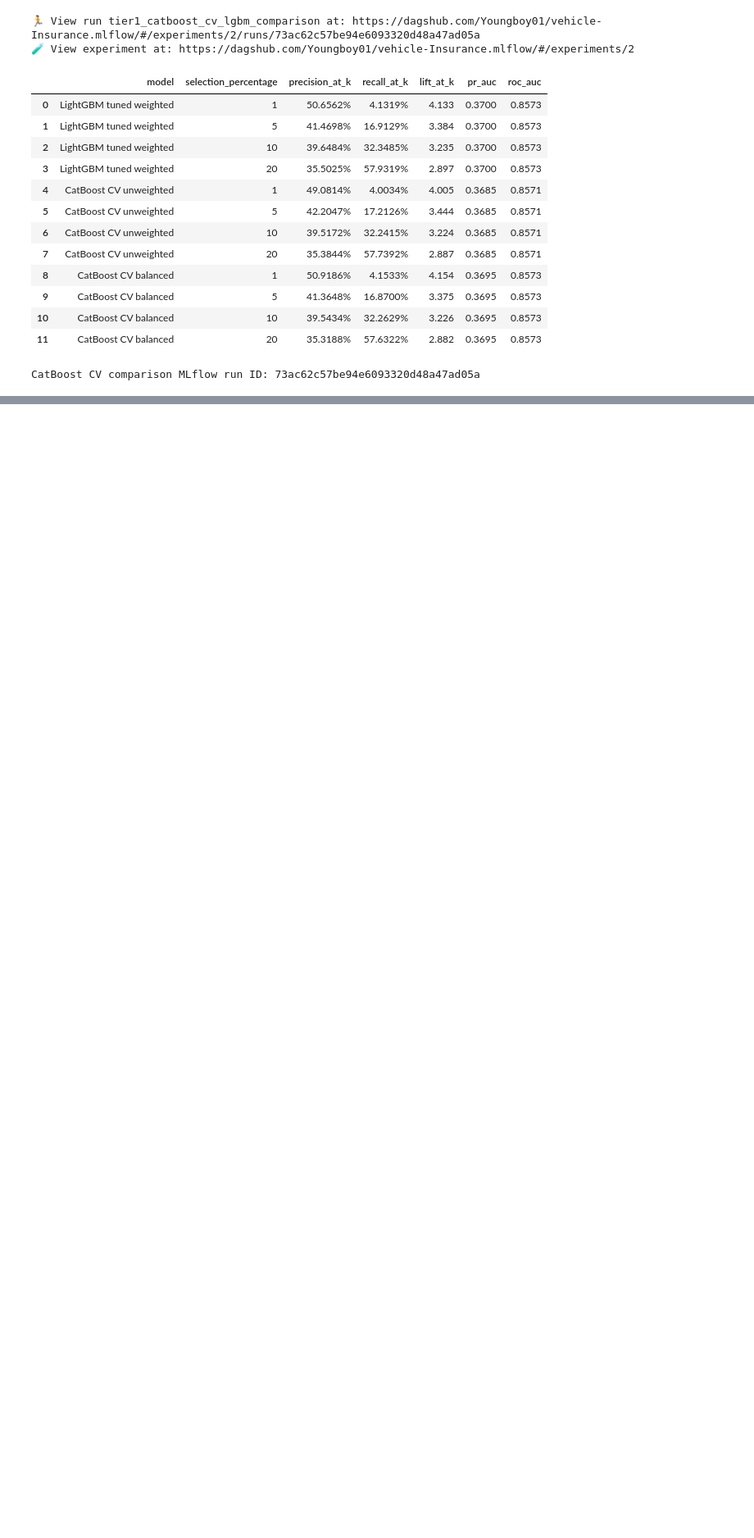
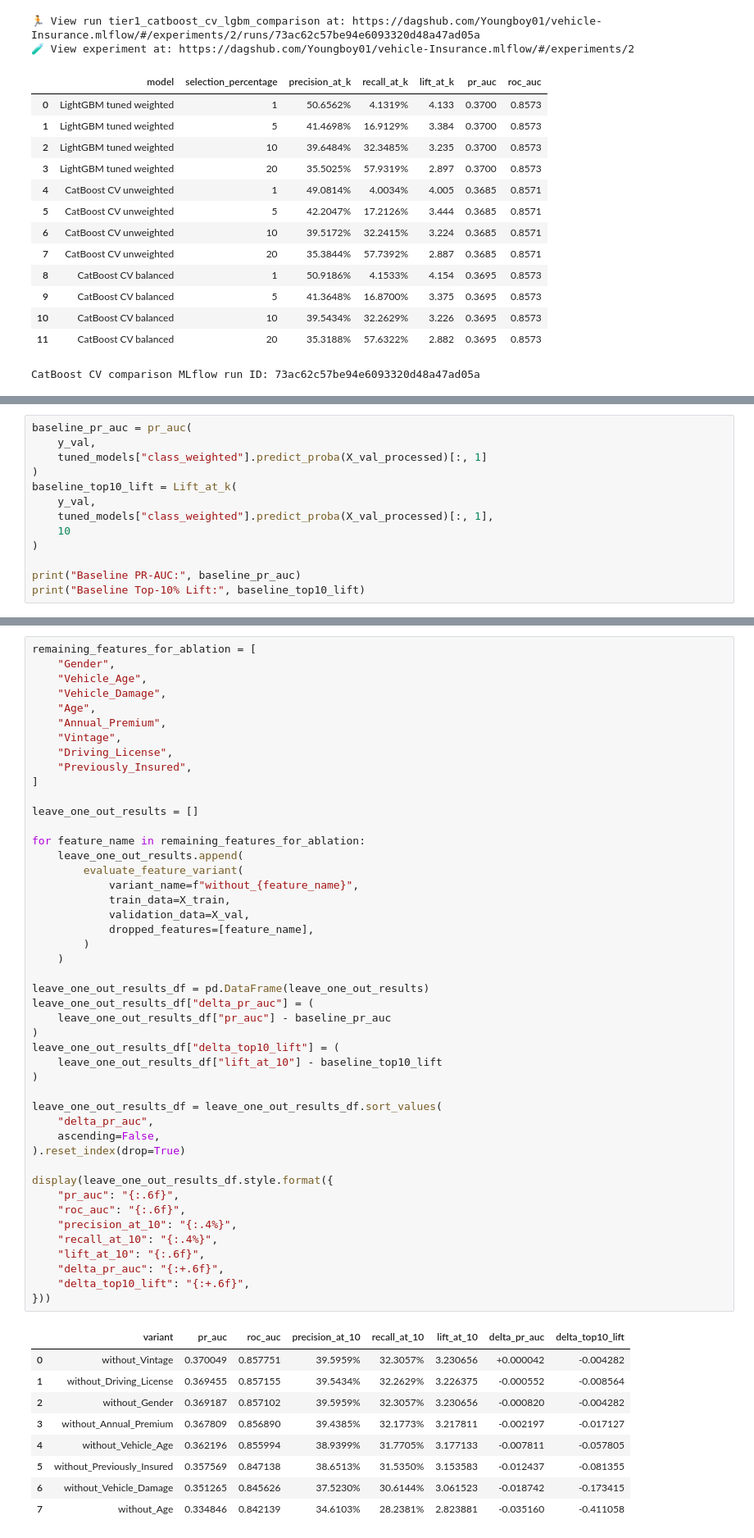
Before and after one commit to Youngboy01/vehicle-Insurance, a Jupyter notebook: notebooks/experimentation_v2.ipynb, the cells around one changed output, grey strips where cells are left out. Shown at 82% size. Saved outputs shown, nothing was run; the diff lists cells and outputs as text; blank space fills up the shorter version.

```diff
--- a/notebooks/experimentation_v2.ipynb
+++ b/notebooks/experimentation_v2.ipynb
@@ -1754,0 +1761,13 @@ CatBoost CV comparison MLflow run ID: 73ac62c57be94e6093320d48a47ad05a
+# %%
+baseline_pr_auc = pr_auc(
+    y_val,
+    tuned_models["class_weighted"].predict_proba(X_val_processed)[:, 1]
+)
+baseline_top10_lift = Lift_at_k(
+    y_val,
+    tuned_models["class_weighted"].predict_proba(X_val_processed)[:, 1],
+    10
+)
+
+print("Baseline PR-AUC:", baseline_pr_auc)
+print("Baseline Top-10% Lift:", baseline_top10_lift)
@@ -1754,0 +2164,56 @@ CatBoost CV comparison MLflow run ID: 73ac62c57be94e6093320d48a47ad05a
+# %%
+remaining_features_for_ablation = [
+    "Gender",
+    "Vehicle_Age",
+    "Vehicle_Damage",
+    "Age",
+    "Annual_Premium",
+    "Vintage",
+    "Driving_License",
+    "Previously_Insured",
+]
+
+leave_one_out_results = []
+
+for feature_name in remaining_features_for_ablation:
+    leave_one_out_results.append(
+        evaluate_feature_variant(
+            variant_name=f"without_{feature_name}",
+            train_data=X_train,
+            validation_data=X_val,
+            dropped_features=[feature_name],
+        )
+    )
+
+leave_one_out_results_df = pd.DataFrame(leave_one_out_results)
+leave_one_out_results_df["delta_pr_auc"] = (
+    leave_one_out_results_df["pr_auc"] - baseline_pr_auc
+)
+leave_one_out_results_df["delta_top10_lift"] = (
+    leave_one_out_results_df["lift_at_10"] - baseline_top10_lift
+)
+
+leave_one_out_results_df = leave_one_out_results_df.sort_values(
+    "delta_pr_auc",
+    ascending=False,
+).reset_index(drop=True)
+
+display(leave_one_out_results_df.style.format({
+    "pr_auc": "{:.6f}",
+    "roc_auc": "{:.6f}",
+    "precision_at_10": "{:.4%}",
+    "recall_at_10": "{:.4%}",
+    "lift_at_10": "{:.6f}",
+    "delta_pr_auc": "{:+.6f}",
+    "delta_top10_lift": "{:+.6f}",
+}))
+# %% [output]
+|  | variant | pr_auc | roc_auc | precision_at_10 | recall_at_10 | lift_at_10 | delta_pr_auc | delta_top10_lift |
+| 0 | without_Vintage | 0.370049 | 0.857751 | 39.5959% | 32.3057% | 3.230656 | +0.000042 | -0.004282 |
+| 1 | without_Driving_License | 0.369455 | 0.857155 | 39.5434% | 32.2629% | 3.226375 | -0.000552 | -0.008564 |
+| 2 | without_Gender | 0.369187 | 0.857102 | 39.5959% | 32.3057% | 3.230656 | -0.000820 | -0.004282 |
+| 3 | without_Annual_Premium | 0.367809 | 0.856890 | 39.4385% | 32.1773% | 3.217811 | -0.002197 | -0.017127 |
+| 4 | without_Vehicle_Age | 0.362196 | 0.855994 | 38.9399% | 31.7705% | 3.177133 | -0.007811 | -0.057805 |
+| 5 | without_Previously_Insured | 0.357569 | 0.847138 | 38.6513% | 31.5350% | 3.153583 | -0.012437 | -0.081355 |
+| 6 | without_Vehicle_Damage | 0.351265 | 0.845626 | 37.5230% | 30.6144% | 3.061523 | -0.018742 | -0.173415 |
+| 7 | without_Age | 0.334846 | 0.842139 | 34.6103% | 28.2381% | 2.823881 | -0.035160 | -0.411058 |
```
Also changed, not shown: parts of 24 cells of this notebook.
